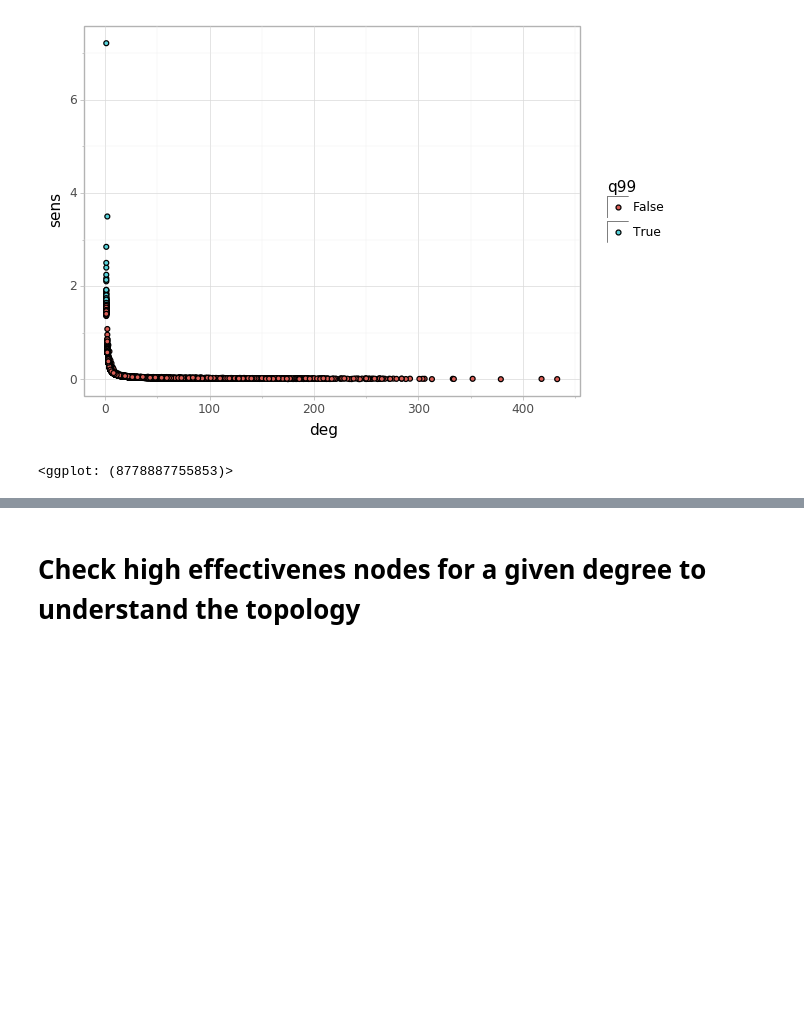
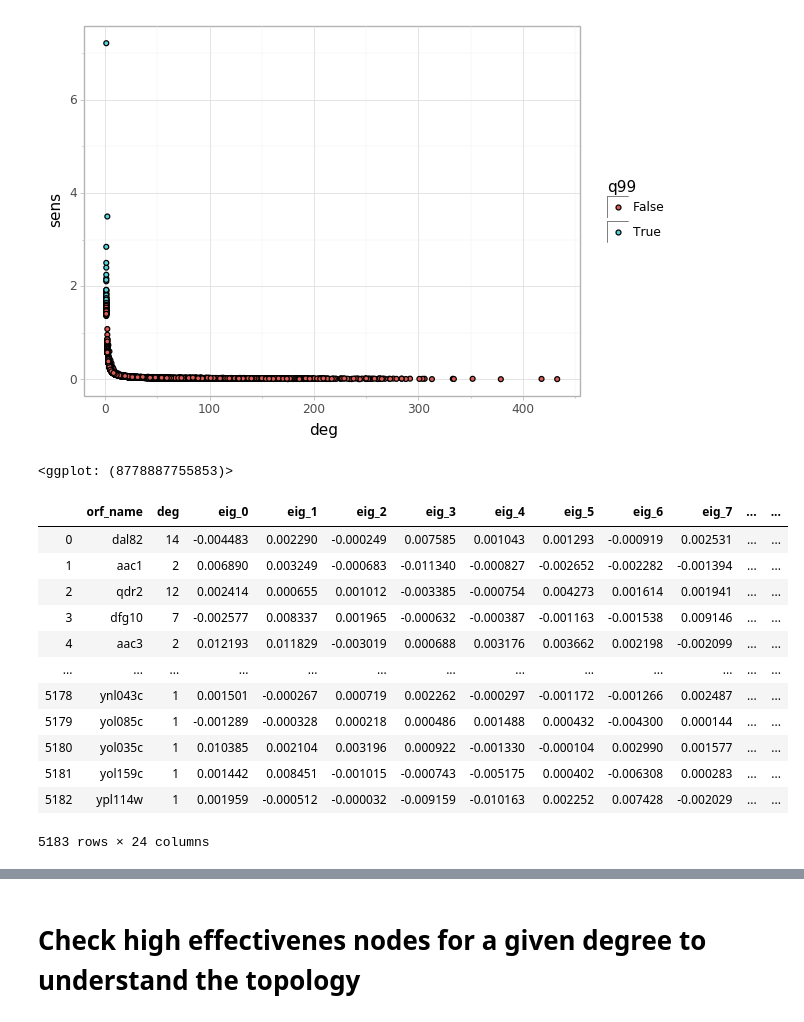
Before and after one commit to oacar/enm_package, a Jupyter notebook: notebooks/03-PRS_costanzo_07132020.ipynb, the cells around one changed output, grey strips where cells are left out. Drawn from its saved outputs; the diff is of its cells as text; code cells hidden in the pictures; blank space fills up the shorter version.

```diff
--- a/notebooks/03-PRS_costanzo_07132020.ipynb
+++ b/notebooks/03-PRS_costanzo_07132020.ipynb
@@ -240,0 +305,16 @@ e_gi.df['q99']= e_gi.df.sens>q99
+# %%
+combined_df
+# %% [output]
+|  | orf_name | deg | eig_0 | eig_1 | eig_2 | eig_3 | eig_4 | eig_5 | eig_6 | eig_7 | ... | ... |
+| 0 | dal82 | 14 | -0.004483 | 0.002290 | -0.000249 | 0.007585 | 0.001043 | 0.001293 | -0.000919 | 0.002531 | ... | ... |
+| 1 | aac1 | 2 | 0.006890 | 0.003249 | -0.000683 | -0.011340 | -0.000827 | -0.002652 | -0.002282 | -0.001394 | ... | ... |
+| 2 | qdr2 | 12 | 0.002414 | 0.000655 | 0.001012 | -0.003385 | -0.000754 | 0.004273 | 0.001614 | 0.001941 | ... | ... |
+| 3 | dfg10 | 7 | -0.002577 | 0.008337 | 0.001965 | -0.000632 | -0.000387 | -0.001163 | -0.001538 | 0.009146 | ... | ... |
+| 4 | aac3 | 2 | 0.012193 | 0.011829 | -0.003019 | 0.000688 | 0.003176 | 0.003662 | 0.002198 | -0.002099 | ... | ... |
+| ... | ... | ... | ... | ... | ... | ... | ... | ... | ... | ... | ... | ... |
+| 5178 | ynl043c | 1 | 0.001501 | -0.000267 | 0.000719 | 0.002262 | -0.000297 | -0.001172 | -0.001266 | 0.002487 | ... | ... |
+| 5179 | yol085c | 1 | -0.001289 | -0.000328 | 0.000218 | 0.000486 | 0.001488 | 0.000432 | -0.004300 | 0.000144 | ... | ... |
+| 5180 | yol035c | 1 | 0.010385 | 0.002104 | 0.003196 | 0.000922 | -0.001330 | -0.000104 | 0.002990 | 0.001577 | ... | ... |
+| 5181 | yol159c | 1 | 0.001442 | 0.008451 | -0.001015 | -0.000743 | -0.005175 | 0.000402 | -0.006308 | 0.000283 | ... | ... |
+| 5182 | ypl114w | 1 | 0.001959 | -0.000512 | -0.000032 | -0.009159 | -0.010163 | 0.002252 | 0.007428 | -0.002029 | ... | ... |
+5183 rows × 24 columns
```
Also changed, not shown: parts of 10 cells of this notebook.
